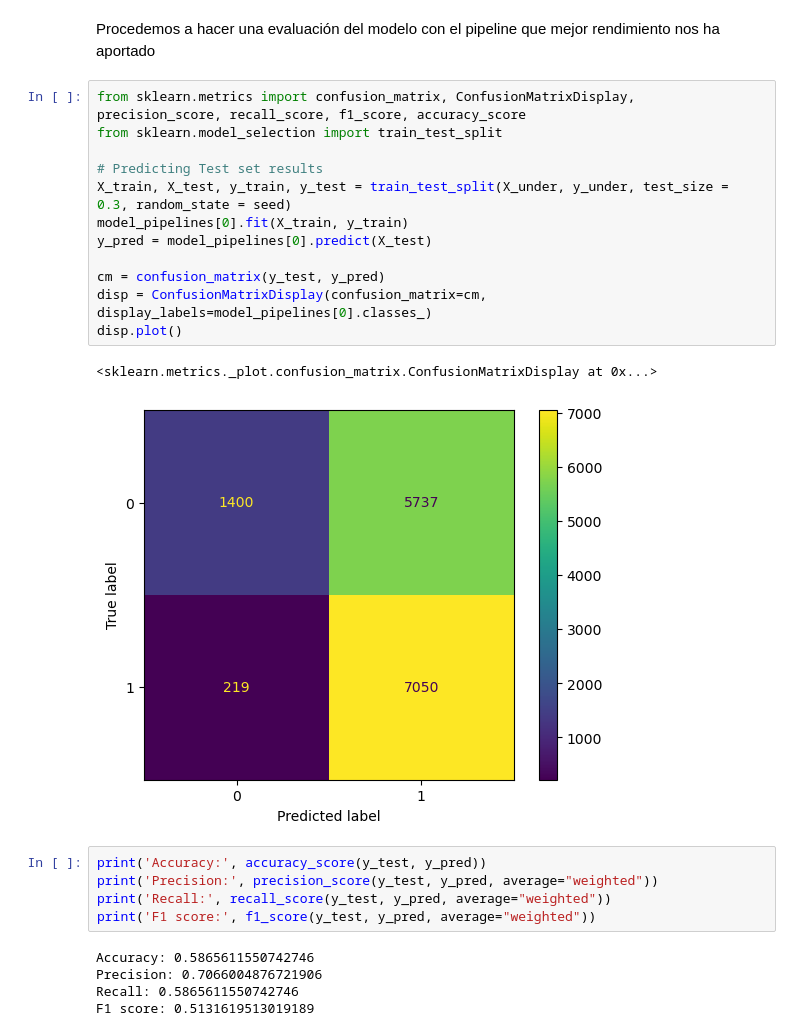
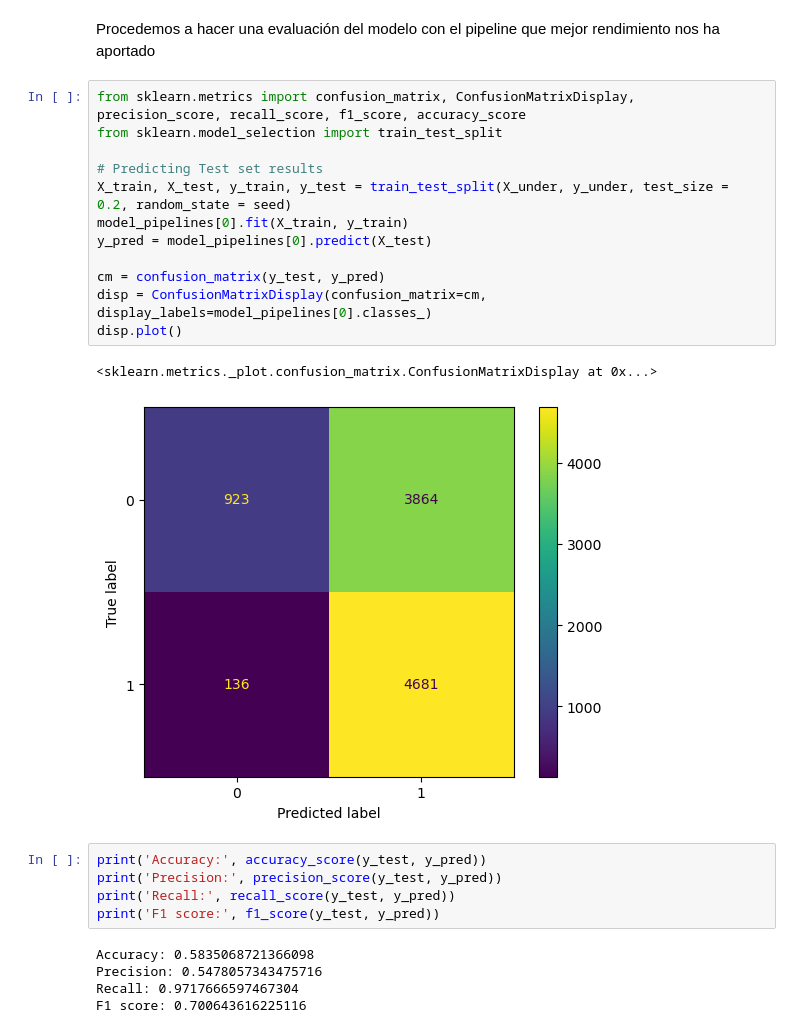
Before and after one commit to gmolinsm/Proyecto-Introduccion-IA, a Jupyter notebook: Proyecto Final.ipynb, the cells around one changed output. Drawn from its saved outputs; the diff is of its cells as text.

```diff
--- a/Proyecto Final.ipynb
+++ b/Proyecto Final.ipynb
@@ -280,25 +280,25 @@ Procedemos a hacer una evaluación del modelo con el pipeline que mejor rendimie
 # %%
 from sklearn.metrics import confusion_matrix, ConfusionMatrixDisplay, precision_score, recall_score, f1_score, accuracy_score
 from sklearn.model_selection import train_test_split
 
 # Predicting Test set results
-X_train, X_test, y_train, y_test = train_test_split(X_under, y_under, test_size = 0.3, random_state = seed)
+X_train, X_test, y_train, y_test = train_test_split(X_under, y_under, test_size = 0.2, random_state = seed)
 model_pipelines[0].fit(X_train, y_train)
 y_pred = model_pipelines[0].predict(X_test)
 
 cm = confusion_matrix(y_test, y_pred)
 disp = ConfusionMatrixDisplay(confusion_matrix=cm, display_labels=model_pipelines[0].classes_)
 disp.plot()
 # %% [output]
 <sklearn.metrics._plot.confusion_matrix.ConfusionMatrixDisplay at 0x...>
-[figure, old version]
+[figure, new version]
 # %%
 print('Accuracy:', accuracy_score(y_test, y_pred))
-print('Precision:', precision_score(y_test, y_pred, average="weighted"))
-print('Recall:', recall_score(y_test, y_pred, average="weighted"))
-print('F1 score:', f1_score(y_test, y_pred, average="weighted"))
+print('Precision:', precision_score(y_test, y_pred))
+print('Recall:', recall_score(y_test, y_pred))
+print('F1 score:', f1_score(y_test, y_pred))
 # %% [output]
-Accuracy: 0.5865611550742746
-Precision: 0.7066004876721906
-Recall: 0.5865611550742746
-F1 score: 0.5131619513019189
+Accuracy: 0.5835068721366098
+Precision: 0.5478057343475716
+Recall: 0.9717666597467304
+F1 score: 0.700643616225116
```
